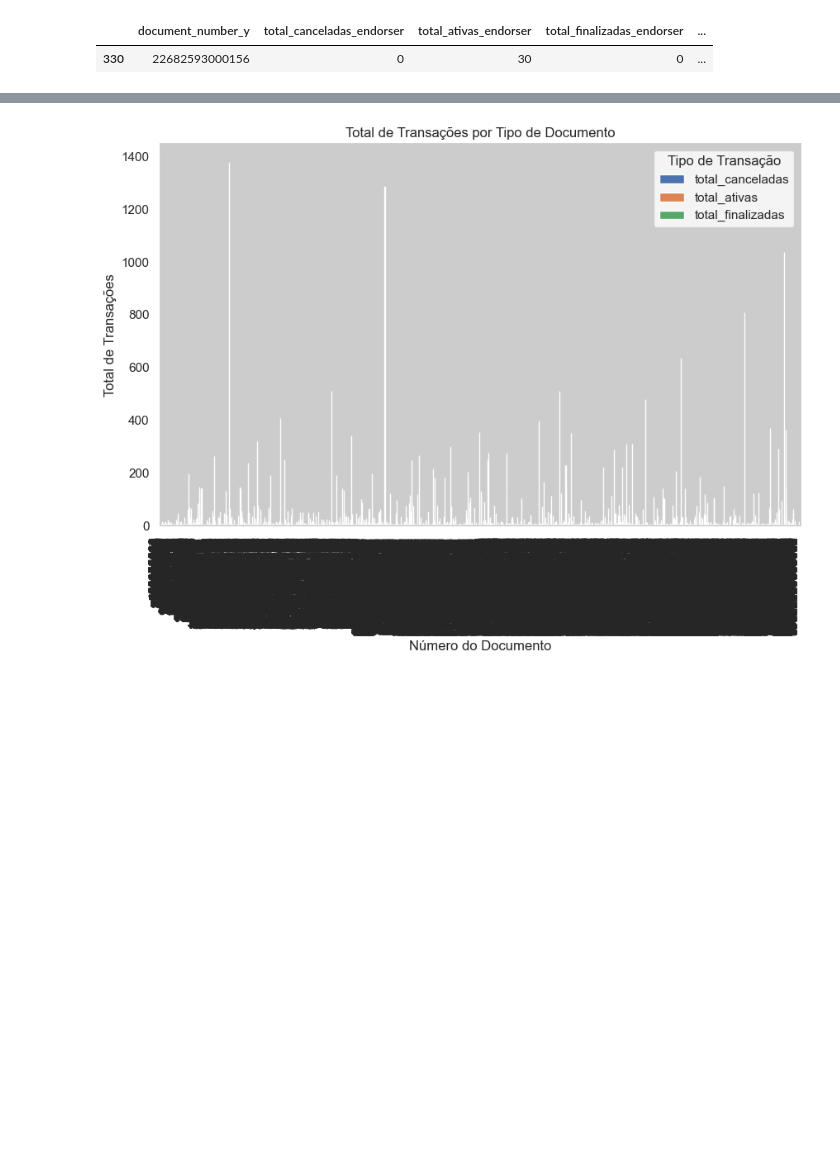
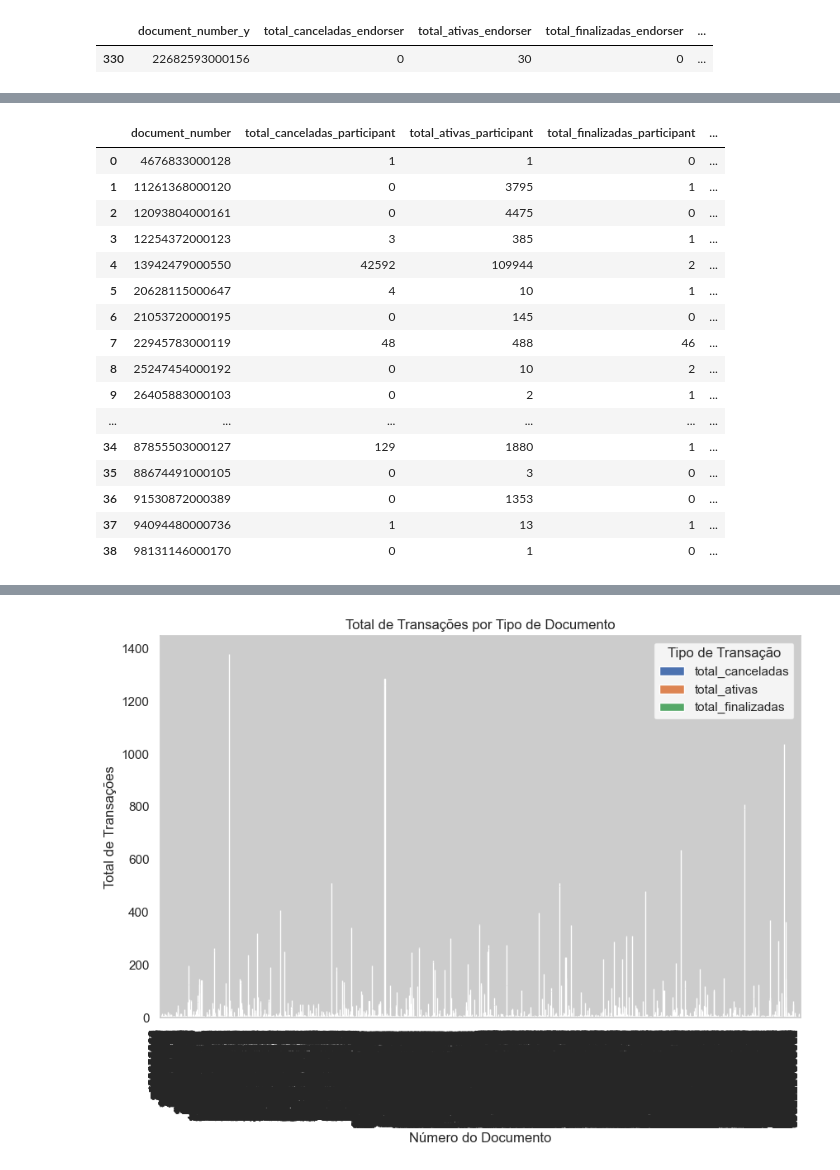
Before and after one commit to B1nary-Devs/SPC-IA2, a Jupyter notebook: src/Score/modelo_score.ipynb, the cells around one changed output, grey strips where cells are left out. Drawn from its saved outputs; the diff is of its cells as text; code cells hidden in the pictures; blank space fills up the shorter version.

```diff
--- a/src/Score/modelo_score.ipynb
+++ b/src/Score/modelo_score.ipynb
@@ -233,0 +299,27 @@ display(top_1_payer_v)
+# %%
+# Agrupar por endorser_original_id
+df_participant = df.groupby('document_number').agg(
+    total_canceladas_participant=('state_x', lambda x: (x == 'canceled').sum()),
+    total_ativas_participant=('state_x', lambda x: (x == 'active').sum()),
+    total_finalizadas_participant=('state_x', lambda x: (x == 'finished').sum()),
+    total_valor_participant=('value', 'sum')
+).reset_index()
+display(df_participant)
+# %% [output]
+|  | document_number | total_canceladas_participant | total_ativas_participant | total_finalizadas_participant | ... |
+| 0 | 4676833000128 | 1 | 1 | 0 | ... |
+| 1 | 11261368000120 | 0 | 3795 | 1 | ... |
+| 2 | 12093804000161 | 0 | 4475 | 0 | ... |
+| 3 | 12254372000123 | 3 | 385 | 1 | ... |
+| 4 | 13942479000550 | 42592 | 109944 | 2 | ... |
+| 5 | 20628115000647 | 4 | 10 | 1 | ... |
+| 6 | 21053720000195 | 0 | 145 | 0 | ... |
+| 7 | 22945783000119 | 48 | 488 | 46 | ... |
+| 8 | 25247454000192 | 0 | 10 | 2 | ... |
+| 9 | 26405883000103 | 0 | 2 | 1 | ... |
+| ... | ... | ... | ... | ... | ... |
+| 34 | 87855503000127 | 129 | 1880 | 1 | ... |
+| 35 | 88674491000105 | 0 | 3 | 0 | ... |
+| 36 | 91530872000389 | 0 | 1353 | 0 | ... |
+| 37 | 94094480000736 | 1 | 13 | 1 | ... |
+| 38 | 98131146000170 | 0 | 1 | 0 | ... |
```
Also changed, not shown: parts of 13 cells of this notebook.
